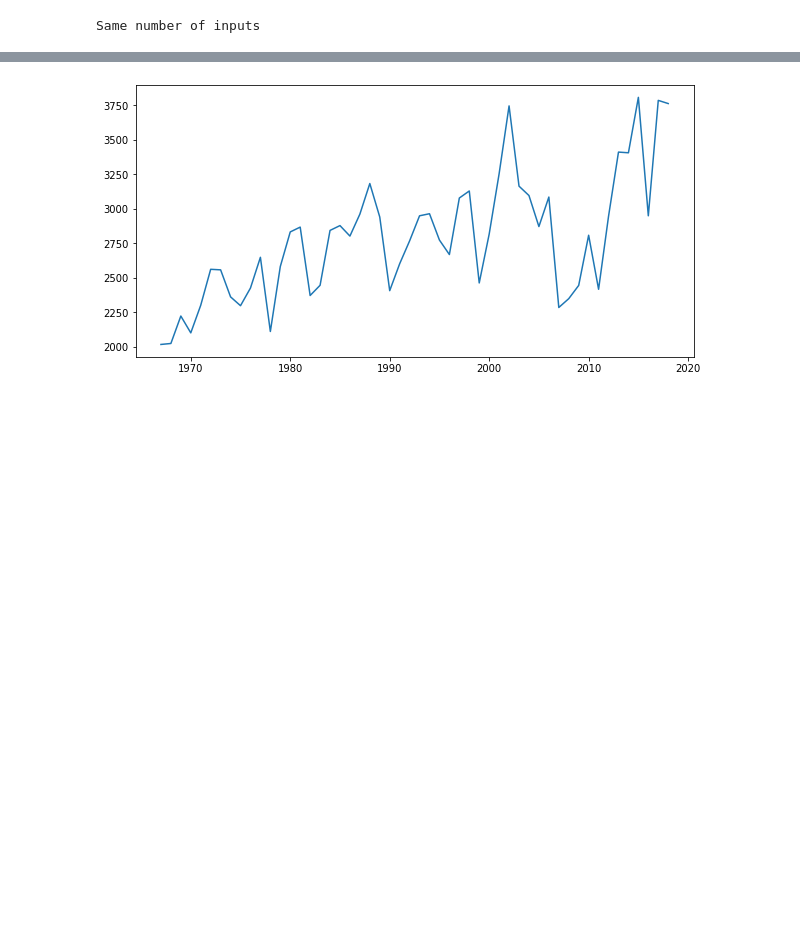
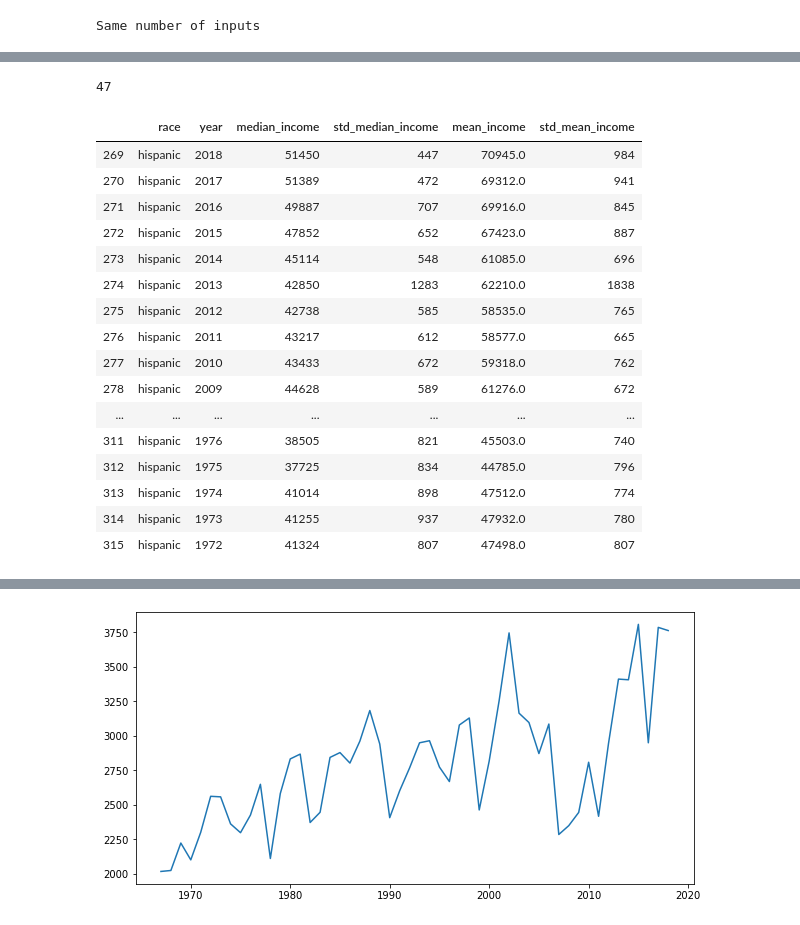
Before and after one commit to SpecCRA/futurist_black_agenda, a Jupyter notebook: eda.ipynb, the cells around one changed output, grey strips where cells are left out. Saved outputs shown, nothing was run; the diff lists cells and outputs as text; code cells hidden in the pictures; blank space fills up the shorter version.

```diff
--- a/eda.ipynb
+++ b/eda.ipynb
@@ -238,0 +281,24 @@ Same number of inputs
+# %%
+len(hispanic_income_df)
+# %% [output]
+47
+# %%
+hispanic_income_df
+# %% [output]
+|  | race | year | median_income | std_median_income | mean_income | std_mean_income |
+| 269 | hispanic | 2018 | 51450 | 447 | 70945.0 | 984 |
+| 270 | hispanic | 2017 | 51389 | 472 | 69312.0 | 941 |
+| 271 | hispanic | 2016 | 49887 | 707 | 69916.0 | 845 |
+| 272 | hispanic | 2015 | 47852 | 652 | 67423.0 | 887 |
+| 273 | hispanic | 2014 | 45114 | 548 | 61085.0 | 696 |
+| 274 | hispanic | 2013 | 42850 | 1283 | 62210.0 | 1838 |
+| 275 | hispanic | 2012 | 42738 | 585 | 58535.0 | 765 |
+| 276 | hispanic | 2011 | 43217 | 612 | 58577.0 | 665 |
+| 277 | hispanic | 2010 | 43433 | 672 | 59318.0 | 762 |
+| 278 | hispanic | 2009 | 44628 | 589 | 61276.0 | 672 |
+| ... | ... | ... | ... | ... | ... | ... |
+| 311 | hispanic | 1976 | 38505 | 821 | 45503.0 | 740 |
+| 312 | hispanic | 1975 | 37725 | 834 | 44785.0 | 796 |
+| 313 | hispanic | 1974 | 41014 | 898 | 47512.0 | 774 |
+| 314 | hispanic | 1973 | 41255 | 937 | 47932.0 | 780 |
+| 315 | hispanic | 1972 | 41324 | 807 | 47498.0 | 807 |
```
Also changed, not shown: parts of 17 cells of this notebook, 3 other files.
